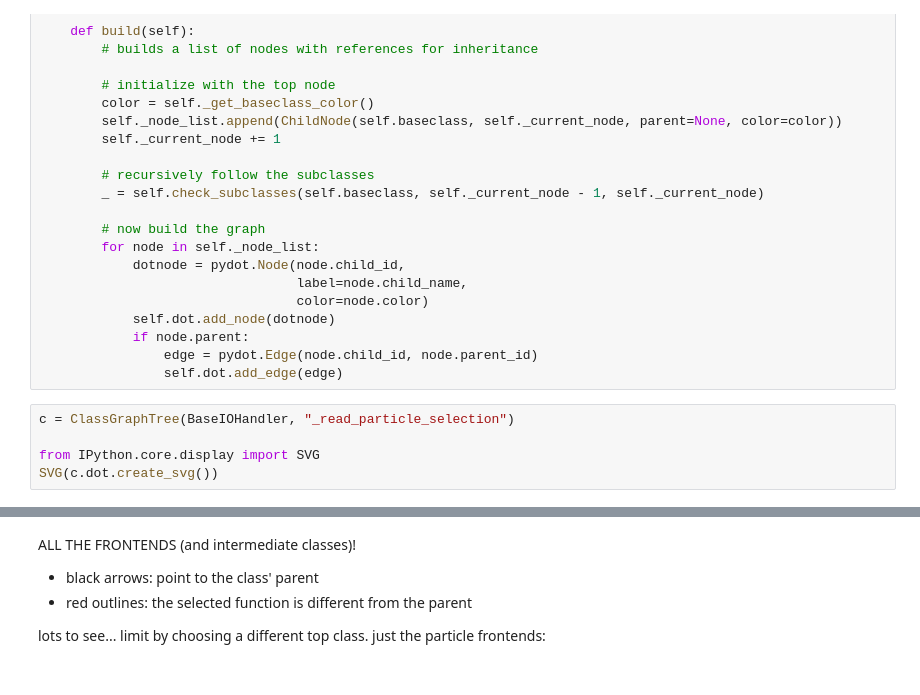
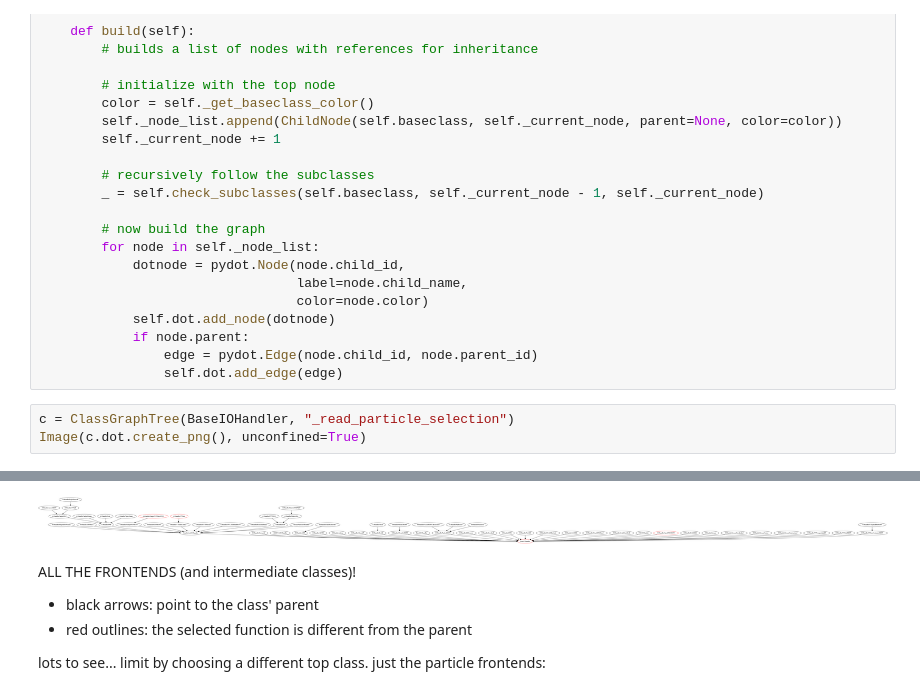
Before and after one commit to chrishavlin/yt_scratch, a Jupyter notebook: notebooks/inheritance_explorer_bg_demo.ipynb, the cells around one changed output, grey strips where cells are left out. Cells and saved outputs as stored; diff of their text form.

Commit message:
show_graph update

```diff
--- a/notebooks/inheritance_explorer_bg_demo.ipynb
+++ b/notebooks/inheritance_explorer_bg_demo.ipynb
@@ -353,7 +353,5 @@ class ClassGraphTree:
                 self.dot.add_edge(edge)
 # %%
 c = ClassGraphTree(BaseIOHandler, "_read_particle_selection")
-
-from IPython.core.display import SVG
-SVG(c.dot.create_svg())
+Image(c.dot.create_png(), unconfined=True)
 # %% [output]
@@ -361,3 +358,4 @@ SVG(c.dot.create_svg())
+[figure, added]
 # %% [markdown]
 ALL THE FRONTENDS (and intermediate classes)!
 * black arrows: point to the class' parent
```
Also changed, not shown: parts of 7 cells of this notebook.
